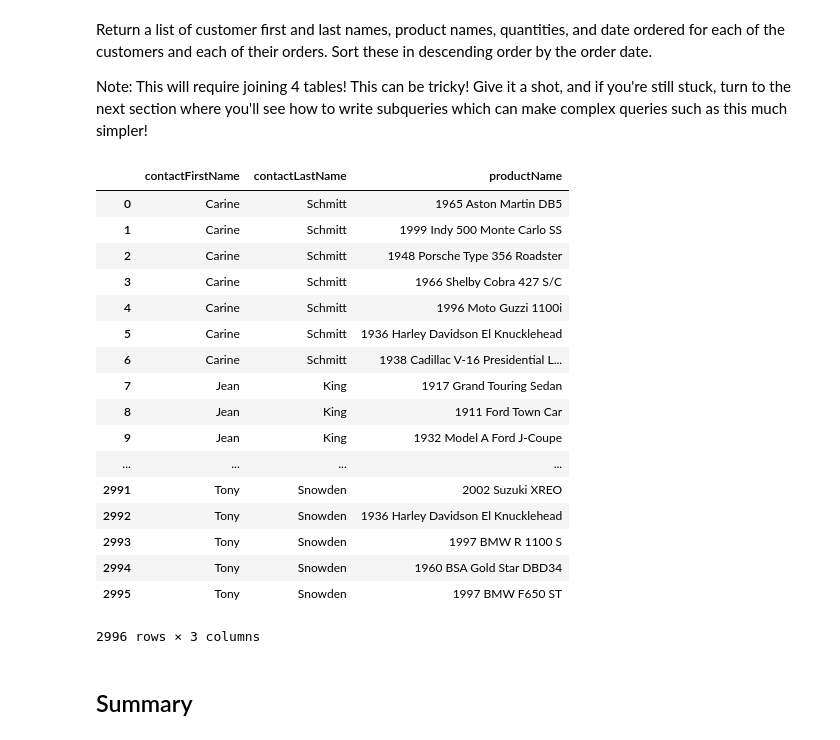
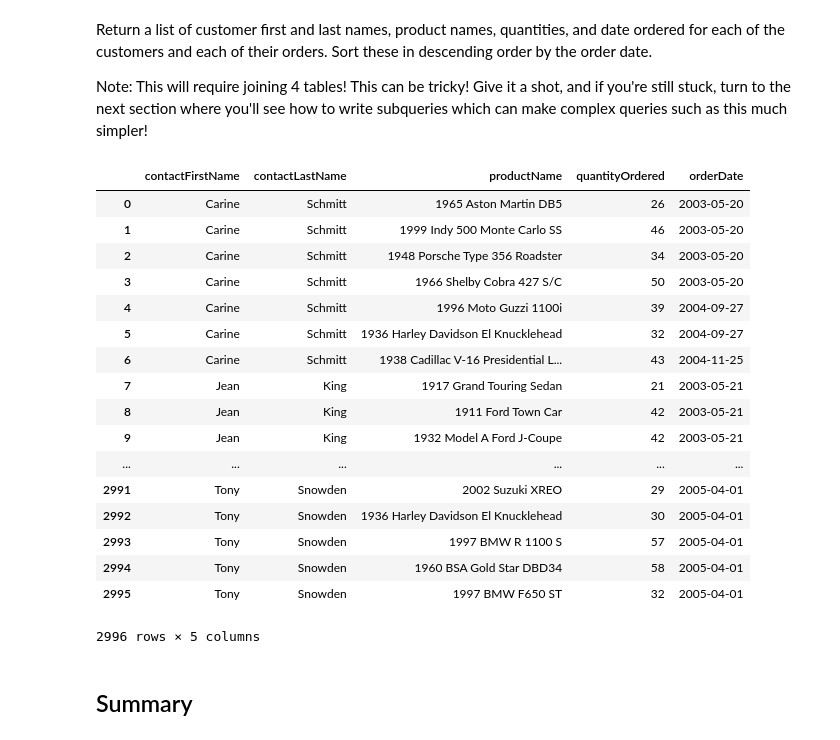
Before and after one commit to pauly51994/dsc-one-to-many-and-many-to-many-joins-lab-nyc-ds-071519, a Jupyter notebook: index.ipynb, the cells around one changed output. Drawn from its saved outputs; the diff is of its cells as text; code cells hidden in the pictures.

```diff
--- a/index.ipynb
+++ b/index.ipynb
@@ -108,37 +108,38 @@ Note: This will require joining 4 tables! This can be tricky! Give it a shot, an
 # %%
 # Your code here
 # need customers, orders, orderdetails, products
 c.execute("""SELECT contactFirstName,
                     contactLastName,
                     productName,
-                    q
+                    quantityOrdered,
+                    orderDate
                 FROM customers c
                 LEFT JOIN orders o USING(customerNumber)
                 LEFT JOIN orderdetails od USING(orderNumber)
                 JOIN products p USING(productCode)""")
 
 df = pd.DataFrame(c.fetchall())
 df.columns = [x[0] for x in c.description]
 df
 # %% [output]
-|  | contactFirstName | contactLastName | productName |
-| 0 | Carine | Schmitt | 1965 Aston Martin DB5 |
-| 1 | Carine | Schmitt | 1999 Indy 500 Monte Carlo SS |
-| 2 | Carine | Schmitt | 1948 Porsche Type 356 Roadster |
-| 3 | Carine | Schmitt | 1966 Shelby Cobra 427 S/C |
-| 4 | Carine | Schmitt | 1996 Moto Guzzi 1100i |
-| 5 | Carine | Schmitt | 1936 Harley Davidson El Knucklehead |
-| 6 | Carine | Schmitt | 1938 Cadillac V-16 Presidential L... |
-| 7 | Jean | King | 1917 Grand Touring Sedan |
-| 8 | Jean | King | 1911 Ford Town Car |
-| 9 | Jean | King | 1932 Model A Ford J-Coupe |
-| ... | ... | ... | ... |
-| 2991 | Tony | Snowden | 2002 Suzuki XREO |
-| 2992 | Tony | Snowden | 1936 Harley Davidson El Knucklehead |
-| 2993 | Tony | Snowden | 1997 BMW R 1100 S |
-| 2994 | Tony | Snowden | 1960 BSA Gold Star DBD34 |
-| 2995 | Tony | Snowden | 1997 BMW F650 ST |
+|  | contactFirstName | contactLastName | productName | quantityOrdered | orderDate |
+| 0 | Carine | Schmitt | 1965 Aston Martin DB5 | 26 | 2003-05-20 |
+| 1 | Carine | Schmitt | 1999 Indy 500 Monte Carlo SS | 46 | 2003-05-20 |
+| 2 | Carine | Schmitt | 1948 Porsche Type 356 Roadster | 34 | 2003-05-20 |
+| 3 | Carine | Schmitt | 1966 Shelby Cobra 427 S/C | 50 | 2003-05-20 |
+| 4 | Carine | Schmitt | 1996 Moto Guzzi 1100i | 39 | 2004-09-27 |
+| 5 | Carine | Schmitt | 1936 Harley Davidson El Knucklehead | 32 | 2004-09-27 |
+| 6 | Carine | Schmitt | 1938 Cadillac V-16 Presidential L... | 43 | 2004-11-25 |
+| 7 | Jean | King | 1917 Grand Touring Sedan | 21 | 2003-05-21 |
+| 8 | Jean | King | 1911 Ford Town Car | 42 | 2003-05-21 |
+| 9 | Jean | King | 1932 Model A Ford J-Coupe | 42 | 2003-05-21 |
+| ... | ... | ... | ... | ... | ... |
+| 2991 | Tony | Snowden | 2002 Suzuki XREO | 29 | 2005-04-01 |
+| 2992 | Tony | Snowden | 1936 Harley Davidson El Knucklehead | 30 | 2005-04-01 |
+| 2993 | Tony | Snowden | 1997 BMW R 1100 S | 57 | 2005-04-01 |
+| 2994 | Tony | Snowden | 1960 BSA Gold Star DBD34 | 58 | 2005-04-01 |
+| 2995 | Tony | Snowden | 1997 BMW F650 ST | 32 | 2005-04-01 |
-2996 rows × 3 columns
+2996 rows × 5 columns
 # %% [markdown]
 ## Summary
 # %% [markdown]
```
